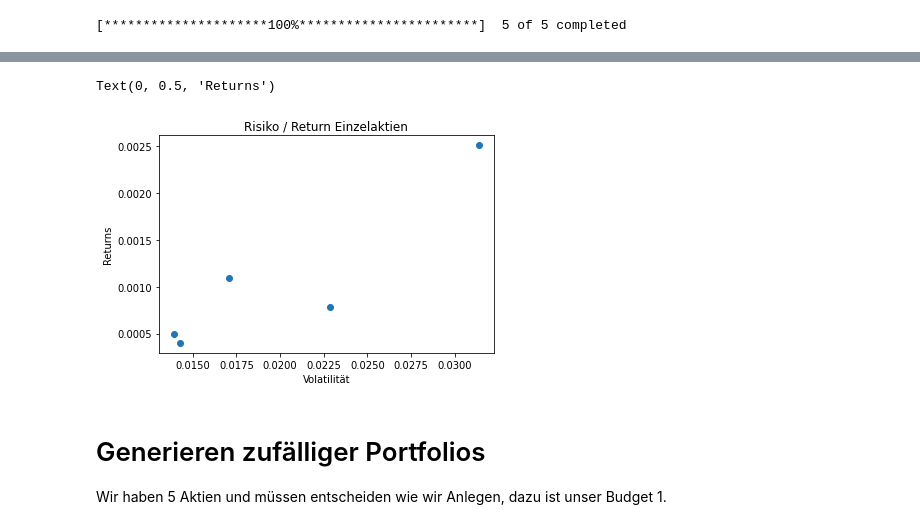
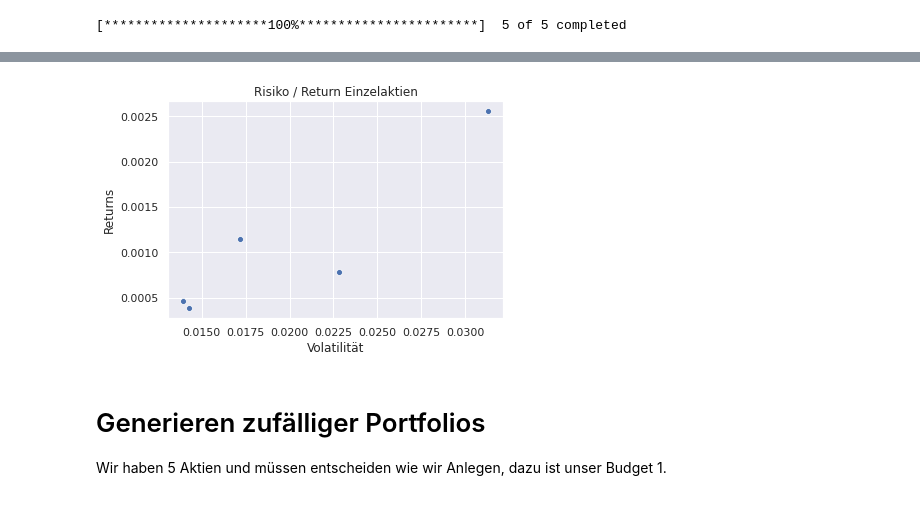
Before and after one commit to johannesgoebel/efficient_frontier, a Jupyter notebook: effiency_frontier.ipynb, the cells around one changed output, grey strips where cells are left out. Saved outputs shown, nothing was run; the diff lists cells and outputs as text; code cells hidden in the pictures.

```diff
--- a/effiency_frontier.ipynb
+++ b/effiency_frontier.ipynb
@@ -60,17 +40,18 @@ corr.style.background_gradient(cmap='coolwarm')
 # %%
 returns = data.pct_change()
 cov_returns = returns.cov()
 mean_returns = returns.mean()
 std_returns = returns.std()
 
 #plotten der Einzelaktien
-plt.scatter(std_returns, mean_returns)
+
 plt.title('Risiko / Return Einzelaktien')
 plt.xlabel('Volatilität')
 plt.ylabel('Returns')
+cmap = sns.cubehelix_palette(dark=.7, light=.8, as_cmap=True)
+ax = sns.scatterplot(x=std_returns, y=mean_returns, palette=cmap)
 # %% [output]
-Text(0, 0.5, 'Returns')
-[figure, old version]
+[figure, new version]
 # %% [markdown]
 # Generieren zufälliger Portfolios
 
```
Also changed, not shown: parts of 14 cells of this notebook.
